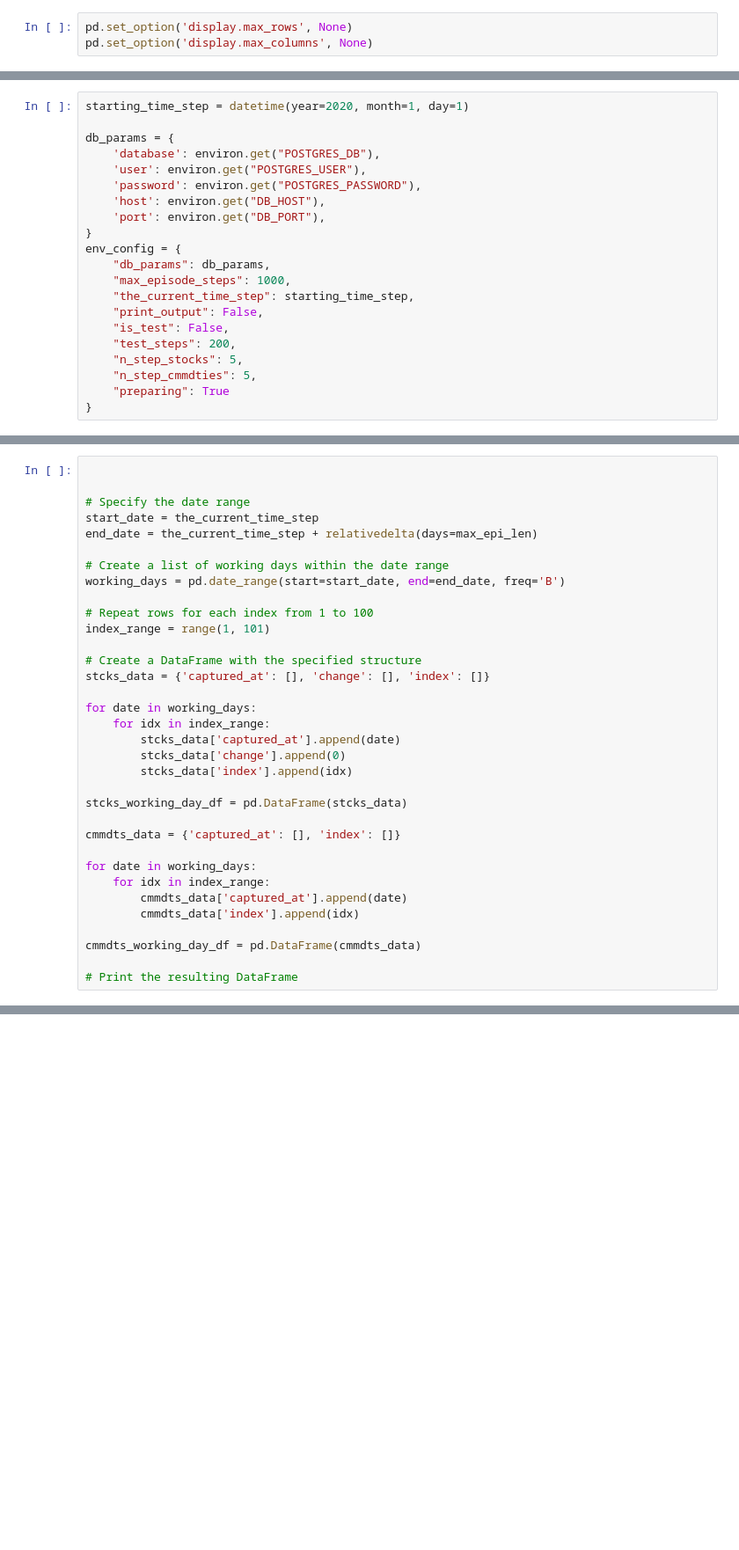
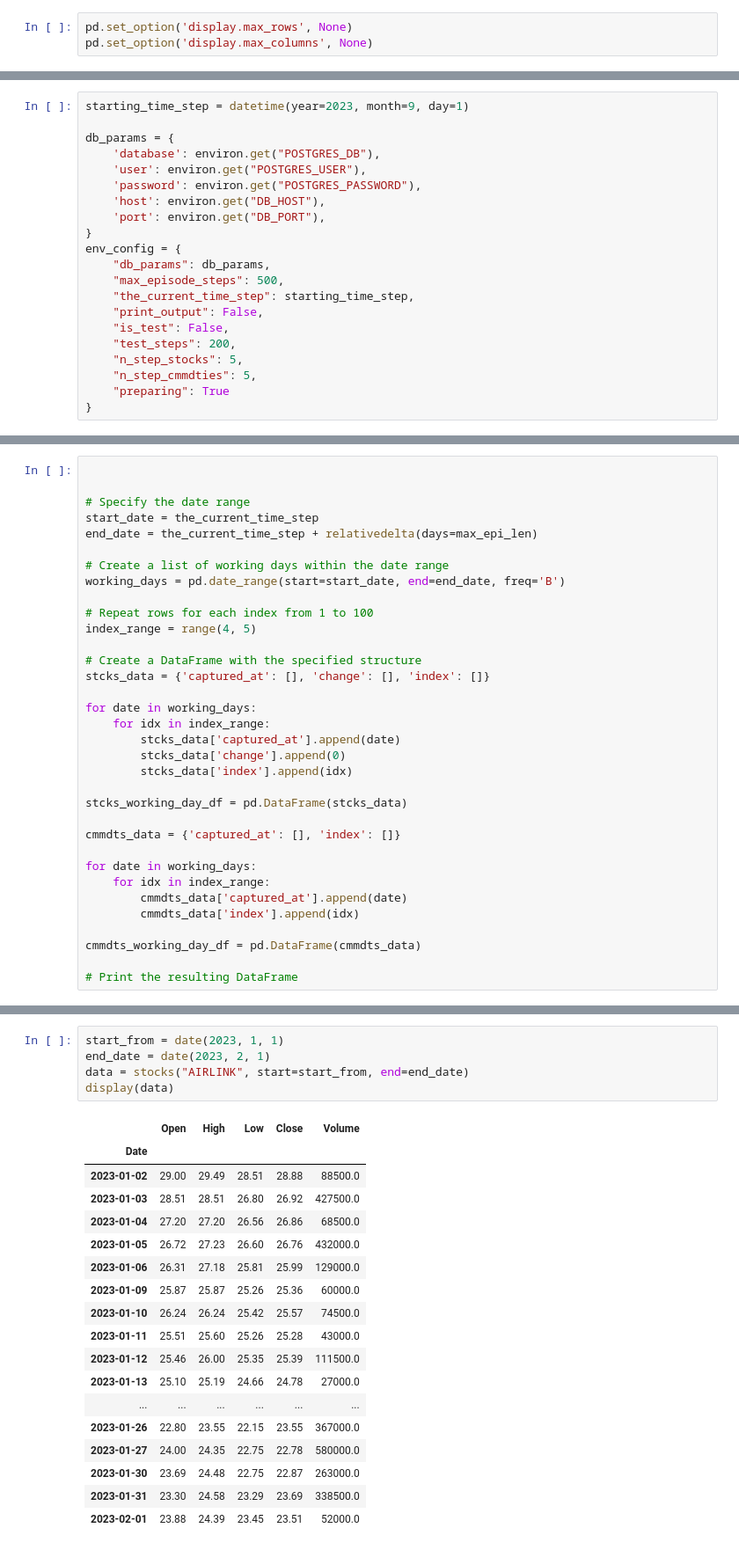
Before and after one commit to zayev123/commissionV2, a Jupyter notebook: apps/environment/scripts/script_scr1.ipynb, the cells around one changed output, grey strips where cells are left out. Shown: that part at 88% size. Drawn from its saved outputs; the diff is of its cells as text; blank space fills up the shorter version.

```diff
--- a/apps/environment/scripts/script_scr1.ipynb
+++ b/apps/environment/scripts/script_scr1.ipynb
@@ -229,7 +229,7 @@ for cmmdty_sym, cmmdty_data in commodity_syms.items():
     # if tst == 4:
     #     break
 # %%
-starting_time_step = datetime(year=2020, month=1, day=1)
+starting_time_step = datetime(year=2023, month=9, day=1)
 
 db_params = {
     'database': environ.get("POSTGRES_DB"),
@@ -240,7 +240,7 @@ db_params = {
 }
 env_config = {
     "db_params": db_params,
-    "max_episode_steps": 1000,
+    "max_episode_steps": 500,
     "the_current_time_step": starting_time_step,
     "print_output": False,
     "is_test": False,
@@ -319,7 +320,7 @@ end_date = the_current_time_step + relativedelta(days=max_epi_len)
 working_days = pd.date_range(start=start_date, end=end_date, freq='B')
 
 # Repeat rows for each index from 1 to 100
-index_range = range(1, 101)
+index_range = range(4, 5)
 
 # Create a DataFrame with the specified structure
 stcks_data = {'captured_at': [], 'change': [], 'index': []}
@@ -455,0 +497,24 @@ for dyIndx in range(1,3):
+# %%
+start_from = date(2023, 1, 1)
+end_date = date(2023, 2, 1)
+data = stocks("AIRLINK", start=start_from, end=end_date)
+display(data)
+# %% [output]
+|  | Open | High | Low | Close | Volume |
+| Date |  |  |  |  |  |
+| 2023-01-02 | 29.00 | 29.49 | 28.51 | 28.88 | 88500.0 |
+| 2023-01-03 | 28.51 | 28.51 | 26.80 | 26.92 | 427500.0 |
+| 2023-01-04 | 27.20 | 27.20 | 26.56 | 26.86 | 68500.0 |
+| 2023-01-05 | 26.72 | 27.23 | 26.60 | 26.76 | 432000.0 |
+| 2023-01-06 | 26.31 | 27.18 | 25.81 | 25.99 | 129000.0 |
+| 2023-01-09 | 25.87 | 25.87 | 25.26 | 25.36 | 60000.0 |
+| 2023-01-10 | 26.24 | 26.24 | 25.42 | 25.57 | 74500.0 |
+| 2023-01-11 | 25.51 | 25.60 | 25.26 | 25.28 | 43000.0 |
+| 2023-01-12 | 25.46 | 26.00 | 25.35 | 25.39 | 111500.0 |
+| 2023-01-13 | 25.10 | 25.19 | 24.66 | 24.78 | 27000.0 |
+| ... | ... | ... | ... | ... | ... |
+| 2023-01-26 | 22.80 | 23.55 | 22.15 | 23.55 | 367000.0 |
+| 2023-01-27 | 24.00 | 24.35 | 22.75 | 22.78 | 580000.0 |
+| 2023-01-30 | 23.69 | 24.48 | 22.75 | 22.87 | 263000.0 |
+| 2023-01-31 | 23.30 | 24.58 | 23.29 | 23.69 | 338500.0 |
+| 2023-02-01 | 23.88 | 24.39 | 23.45 | 23.51 | 52000.0 |
```
Also changed, not shown: parts of 5 cells of this notebook, 4 other files.
